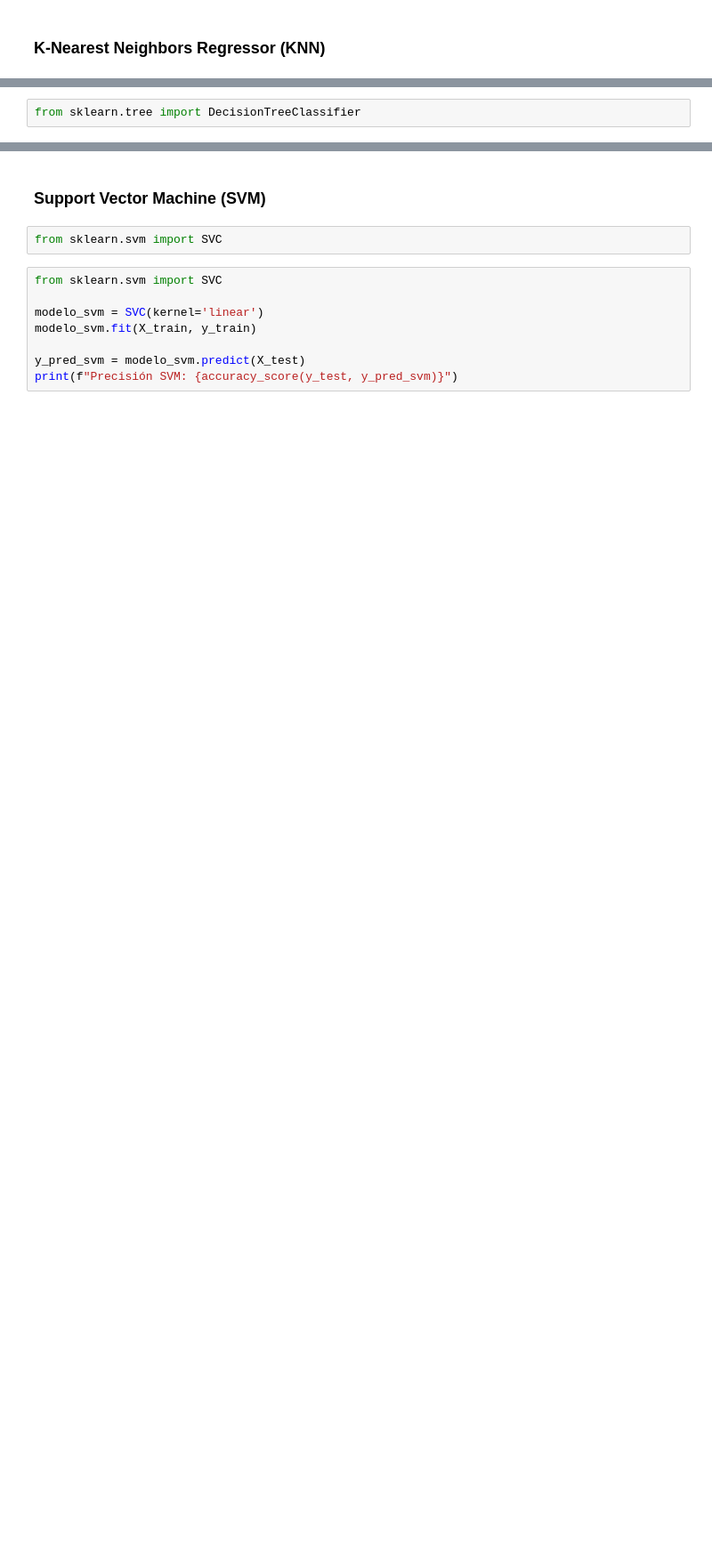
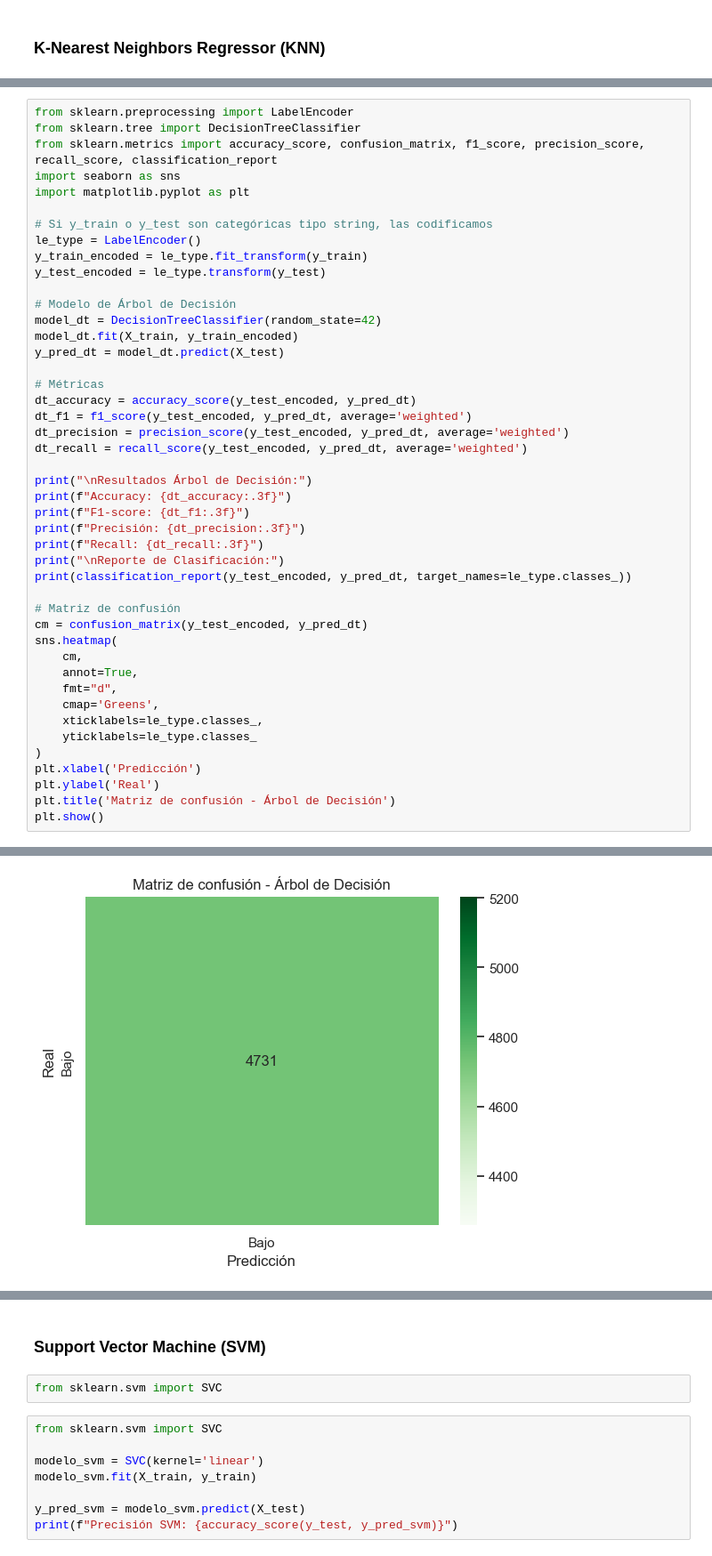
Before and after one commit to briangonzalez2/proyecto_datos_2, a Jupyter notebook: main.ipynb, the cells around one changed output, grey strips where cells are left out. Shown at 89% size. Drawn from its saved outputs; the diff is of its cells as text; blank space fills up the shorter version.

```diff
--- a/main.ipynb
+++ b/main.ipynb
@@ -449,2 +441,46 @@ df_metrics
 # %%
+from sklearn.preprocessing import LabelEncoder
 from sklearn.tree import DecisionTreeClassifier
+from sklearn.metrics import accuracy_score, confusion_matrix, f1_score, precision_score, recall_score, classification_report
+import seaborn as sns
+import matplotlib.pyplot as plt
+
+# Si y_train o y_test son categóricas tipo string, las codificamos
+le_type = LabelEncoder()
+y_train_encoded = le_type.fit_transform(y_train)
+y_test_encoded = le_type.transform(y_test)
+
+# Modelo de Árbol de Decisión
+model_dt = DecisionTreeClassifier(random_state=42)
+model_dt.fit(X_train, y_train_encoded)
+y_pred_dt = model_dt.predict(X_test)
+
+# Métricas
+dt_accuracy = accuracy_score(y_test_encoded, y_pred_dt)
+dt_f1 = f1_score(y_test_encoded, y_pred_dt, average='weighted')
+dt_precision = precision_score(y_test_encoded, y_pred_dt, average='weighted')
+dt_recall = recall_score(y_test_encoded, y_pred_dt, average='weighted')
+
+print("\nResultados Árbol de Decisión:")
+print(f"Accuracy: {dt_accuracy:.3f}")
+print(f"F1-score: {dt_f1:.3f}")
+print(f"Precisión: {dt_precision:.3f}")
+print(f"Recall: {dt_recall:.3f}")
+print("\nReporte de Clasificación:")
+print(classification_report(y_test_encoded, y_pred_dt, target_names=le_type.classes_))
+
+# Matriz de confusión
+cm = confusion_matrix(y_test_encoded, y_pred_dt)
+sns.heatmap(
+    cm,
+    annot=True,
+    fmt="d",
+    cmap='Greens',
+    xticklabels=le_type.classes_,
+    yticklabels=le_type.classes_
+)
+plt.xlabel('Predicción')
+plt.ylabel('Real')
+plt.title('Matriz de confusión - Árbol de Decisión')
+plt.show()
+# %% [output]
@@ -450,0 +501 @@ from sklearn.tree import DecisionTreeClassifier
+[figure, added]
```
Also changed, not shown: parts of 42 cells of this notebook.
